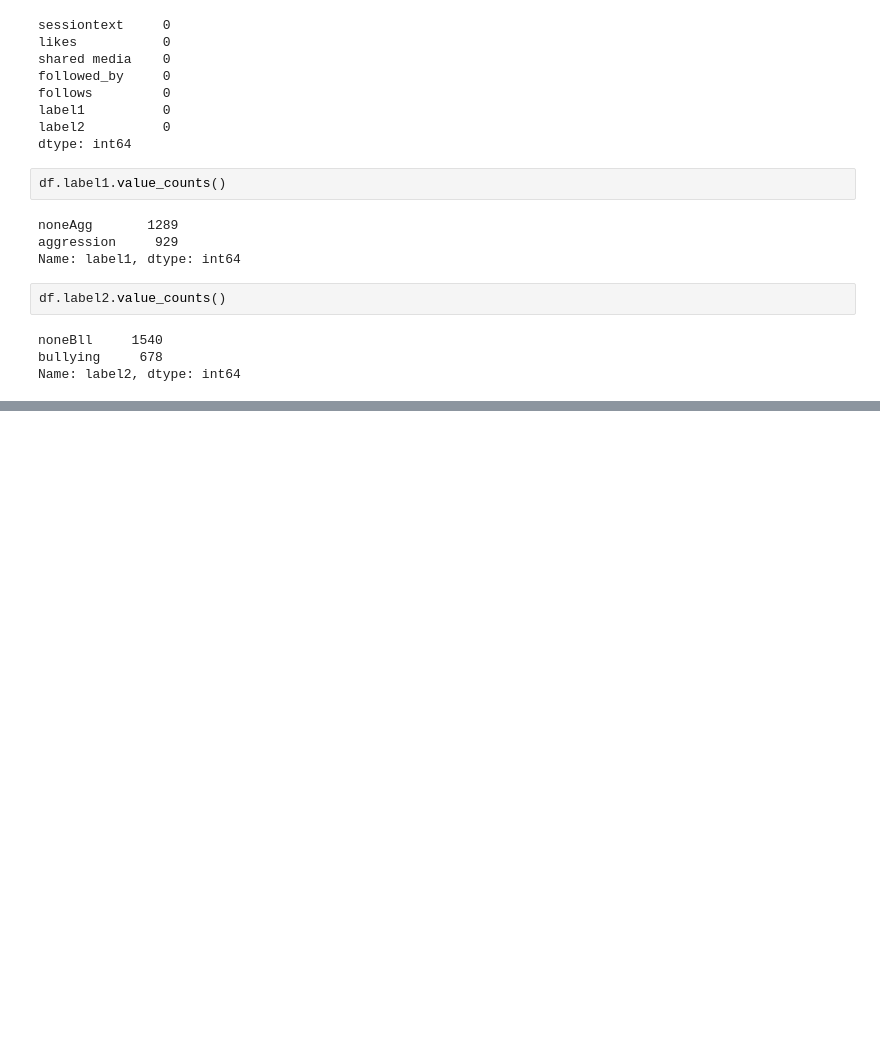
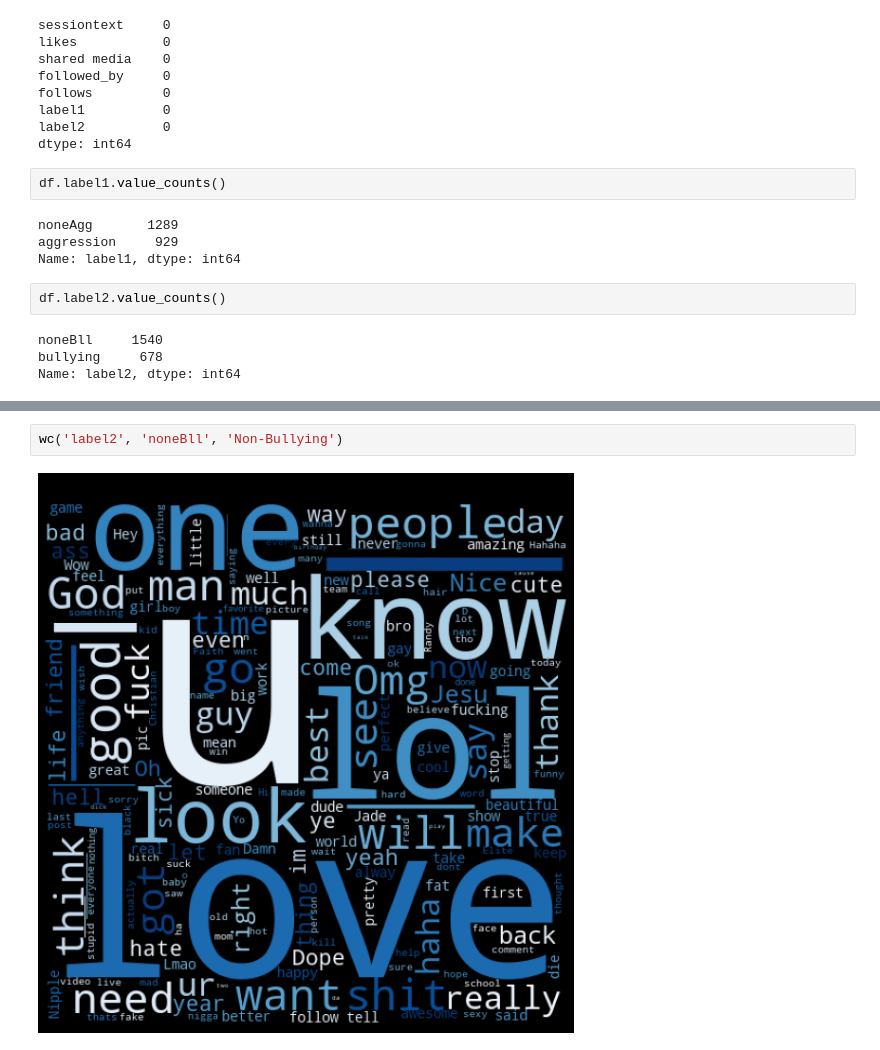
Before and after one commit to harel-coffee/Cyberbullying-detection-auto, a Jupyter notebook: data_preprocessing_and_EDA.ipynb, the cells around one changed output, grey strips where cells are left out. Cells and saved outputs as stored; diff of their text form; blank space fills up the shorter version.

```diff
--- a/data_preprocessing_and_EDA.ipynb
+++ b/data_preprocessing_and_EDA.ipynb
@@ -229,0 +212,4 @@ plt.show()
+# %%
+wc('label2', 'noneBll', 'Non-Bullying')
+# %% [output]
+[figure, added]
```
Also changed, not shown: parts of 6 cells of this notebook.
